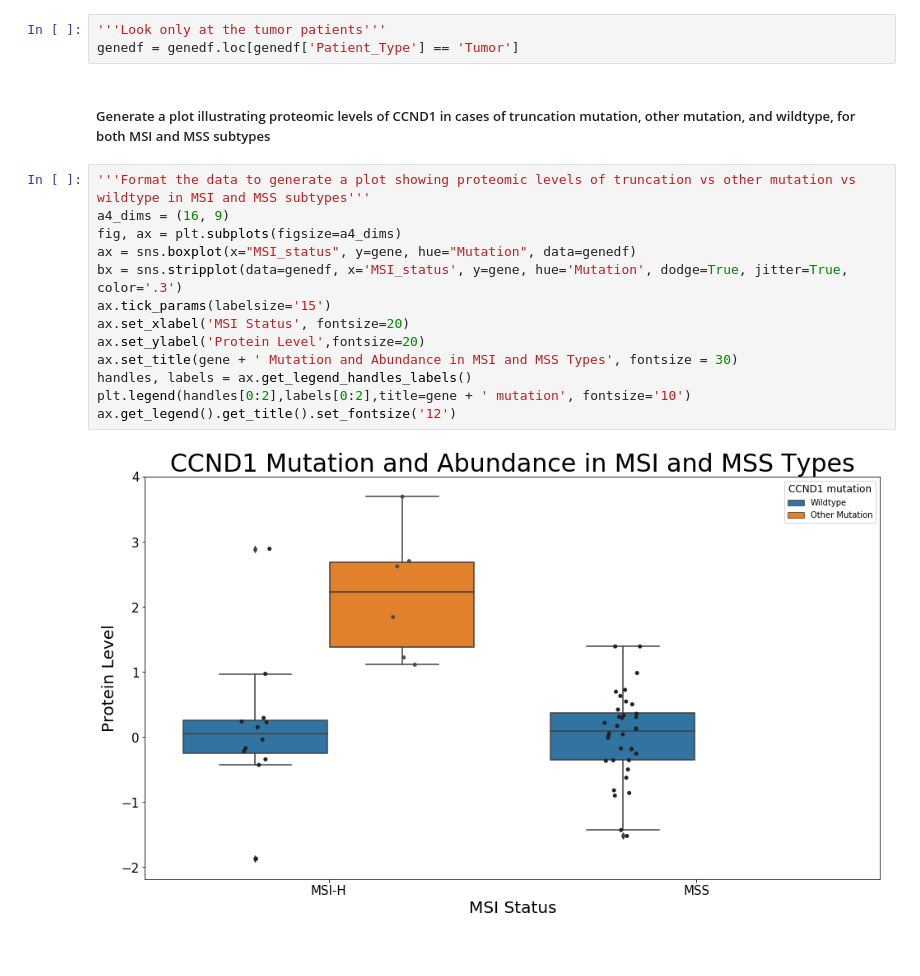
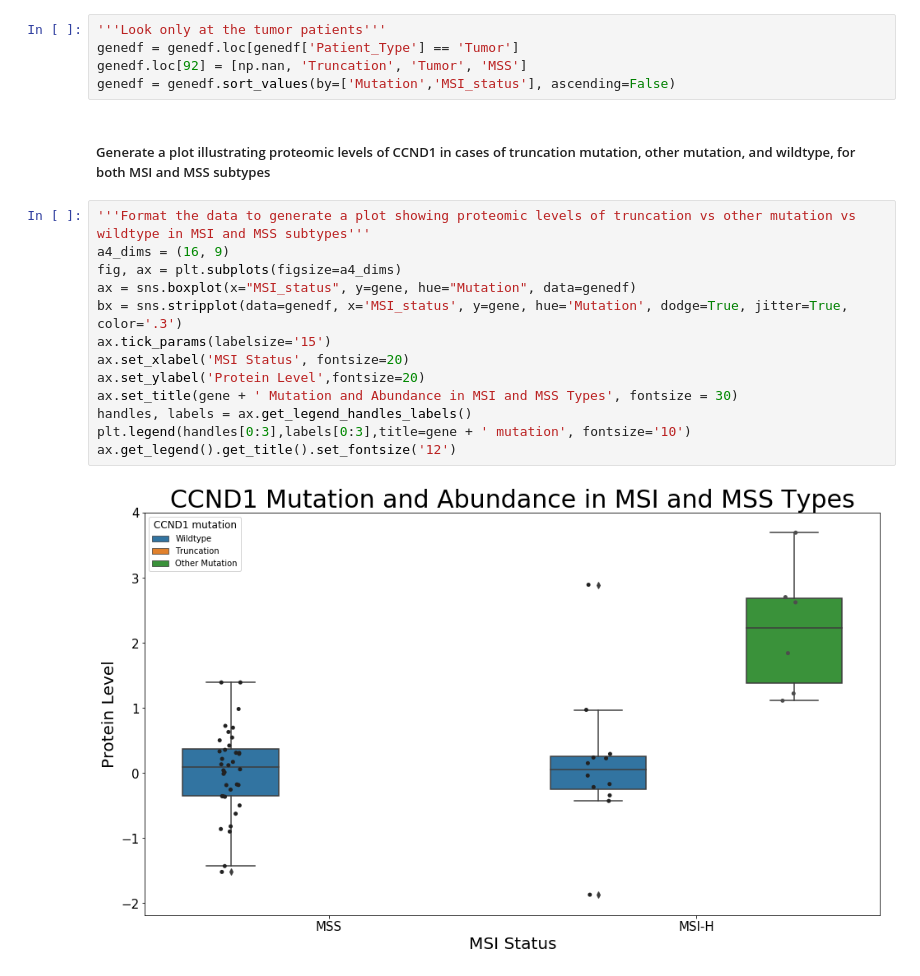
Before and after one commit to PayneLab/UCEC-clinical-stat-analysis, a Jupyter notebook: Protein_Notebooks/MSI/MSI_Protein_Plots.ipynb, the cells around one changed output. Saved outputs shown, nothing was run; the diff lists cells and outputs as text.

Commit message:
Made plot hue orderings consistent

```diff
--- a/Protein_Notebooks/MSI/MSI_Protein_Plots.ipynb
+++ b/Protein_Notebooks/MSI/MSI_Protein_Plots.ipynb
@@ -347,20 +354,22 @@ genedf = genedf.replace({'Mutation': {'Frame_Shift_Del': 'Truncation',
 # %%
 '''Look only at the tumor patients'''
 genedf = genedf.loc[genedf['Patient_Type'] == 'Tumor']
+genedf.loc[92] = [np.nan, 'Truncation', 'Tumor', 'MSS']
+genedf = genedf.sort_values(by=['Mutation','MSI_status'], ascending=False)
 # %% [markdown]
 ##### Generate a plot illustrating proteomic levels of CCND1 in cases of truncation mutation, other mutation, and wildtype, for both MSI and MSS subtypes
 # %%
 '''Format the data to generate a plot showing proteomic levels of truncation vs other mutation vs wildtype in MSI and MSS subtypes'''
 a4_dims = (16, 9)
 fig, ax = plt.subplots(figsize=a4_dims)
 ax = sns.boxplot(x="MSI_status", y=gene, hue="Mutation", data=genedf)
 bx = sns.stripplot(data=genedf, x='MSI_status', y=gene, hue='Mutation', dodge=True, jitter=True, color='.3')
 ax.tick_params(labelsize='15')
 ax.set_xlabel('MSI Status', fontsize=20)
 ax.set_ylabel('Protein Level',fontsize=20)
 ax.set_title(gene + ' Mutation and Abundance in MSI and MSS Types', fontsize = 30)
 handles, labels = ax.get_legend_handles_labels()
-plt.legend(handles[0:2],labels[0:2],title=gene + ' mutation', fontsize='10')
+plt.legend(handles[0:3],labels[0:3],title=gene + ' mutation', fontsize='10')
 ax.get_legend().get_title().set_fontsize('12')
 # %% [output]
-[figure, old version]
+[figure, new version]
```
Also changed, not shown: parts of 15 cells of this notebook.
